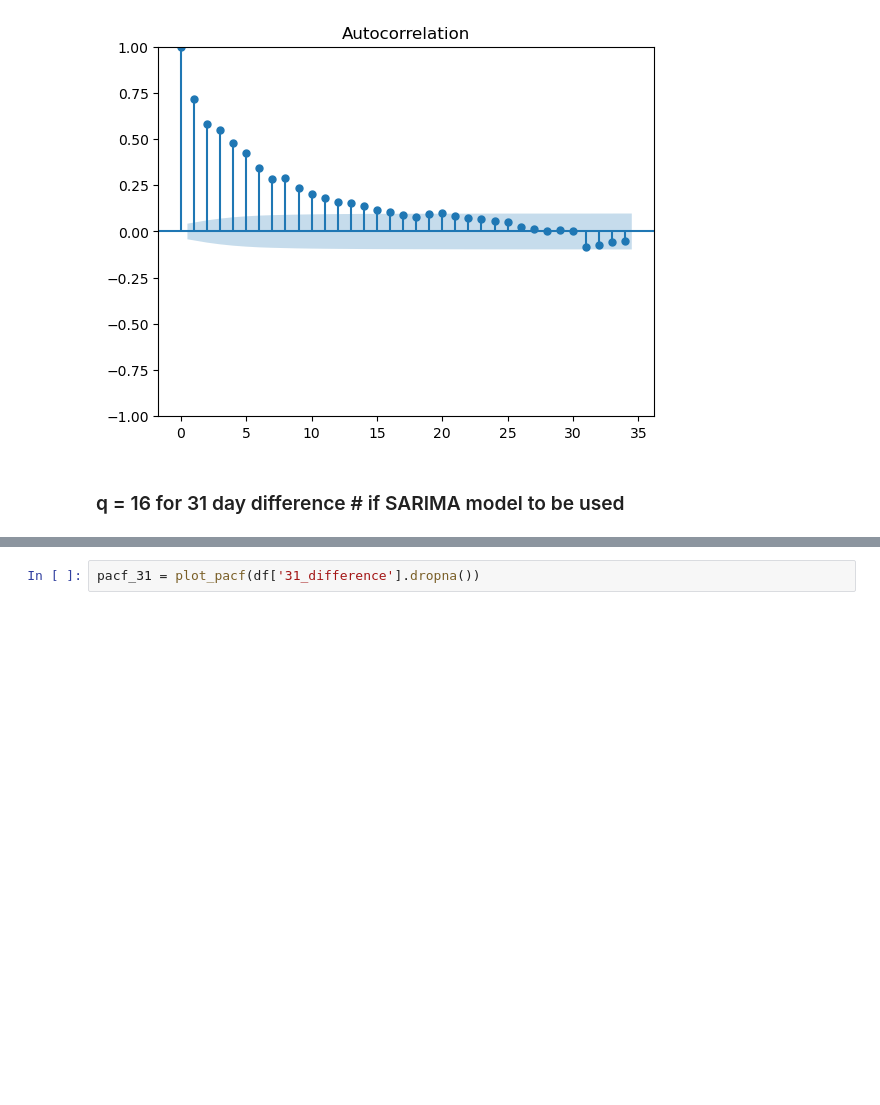
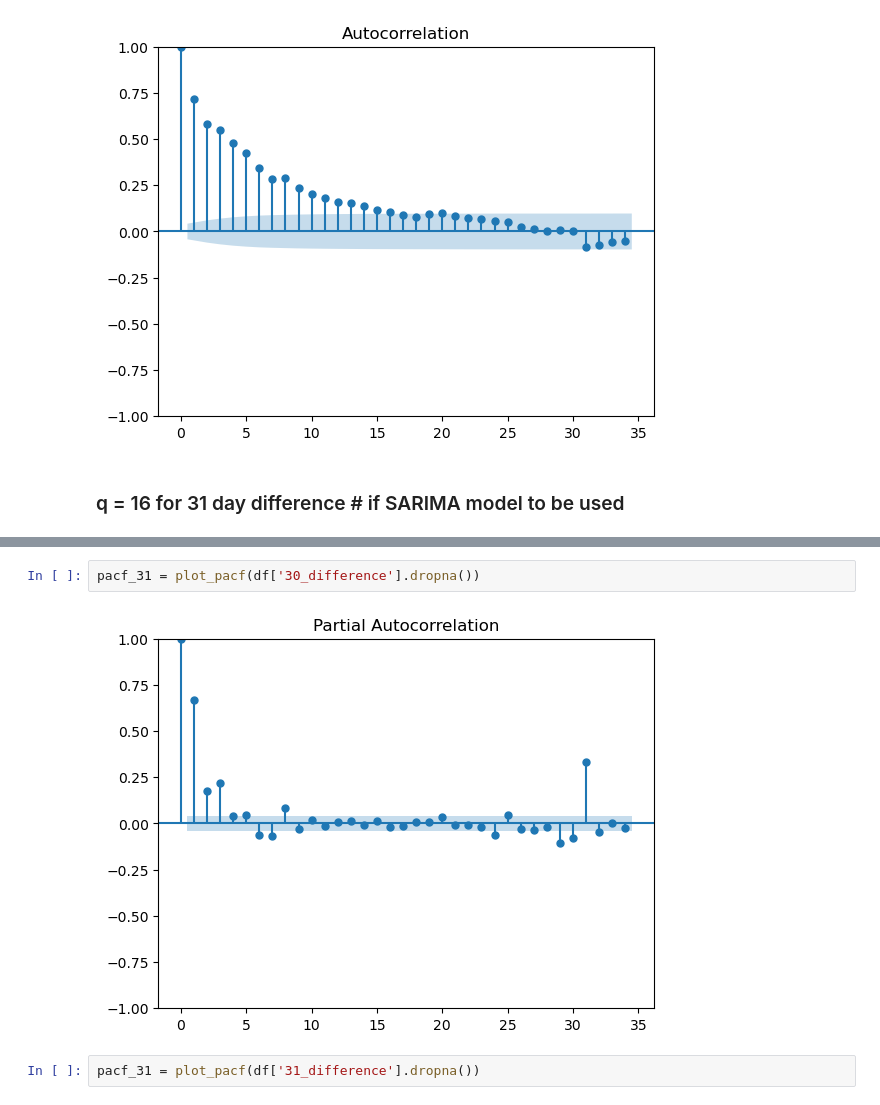
Before and after one commit to RadhaRamanJha/Gold-Price-Prediction, a Jupyter notebook: gold_price_prediction_EDA.ipynb, the cells around one changed output, grey strips where cells are left out. Drawn from its saved outputs; the diff is of its cells as text; blank space fills up the shorter version.

```diff
--- a/gold_price_prediction_EDA.ipynb
+++ b/gold_price_prediction_EDA.ipynb
@@ -476,3 +490,7 @@ acf_31 = plot_acf(df['31_difference'].dropna())
+# %%
+pacf_31 = plot_pacf(df['30_difference'].dropna())
+# %% [output]
+[figure, added]
 # %%
 pacf_31 = plot_pacf(df['31_difference'].dropna())
 # %% [output]
```
Also changed, not shown: parts of 18 cells of this notebook.
